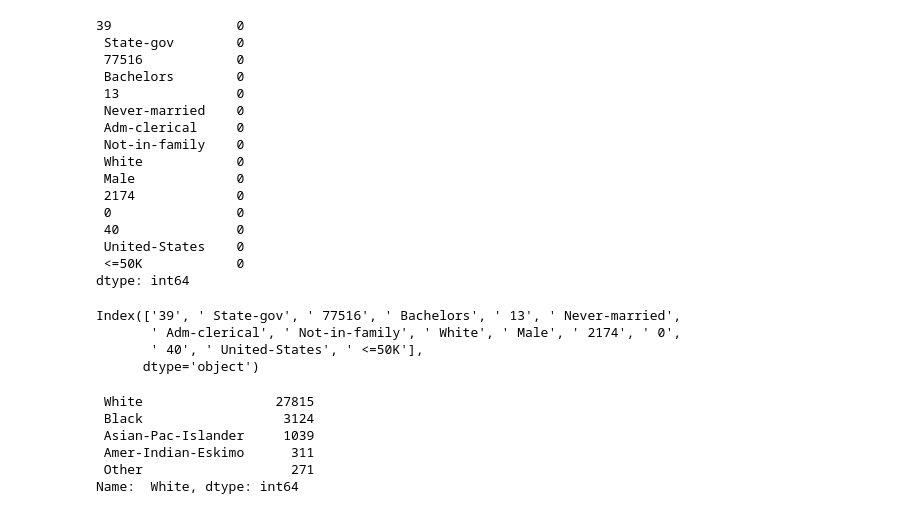
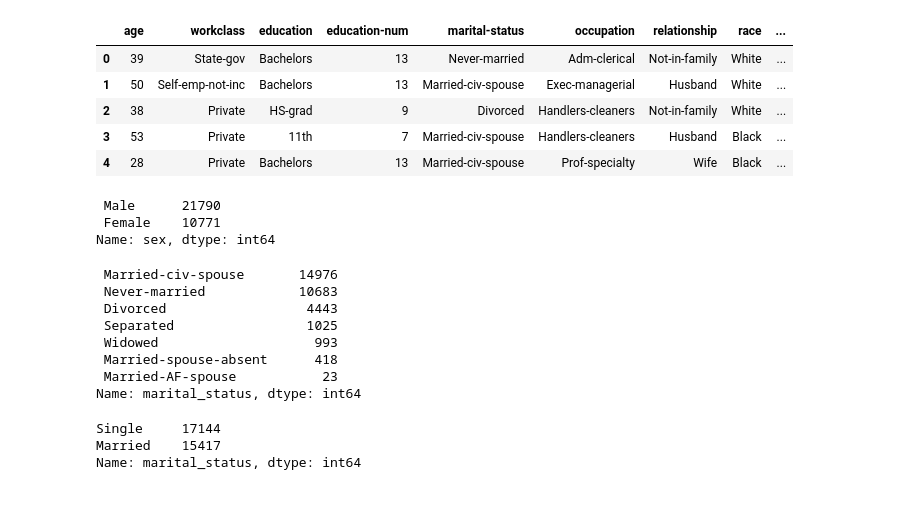
Before and after one commit to CodeFusion-General/SalaryPrediction, a Jupyter notebook: salary-prediction.ipynb, the cells around one changed output. Cells and saved outputs as stored; diff of their text form; code cells hidden in the pictures.

```diff
--- a/salary-prediction.ipynb
+++ b/salary-prediction.ipynb
@@ -53,37 +87,52 @@ df.describe()
 | max | 90.000000 | 1.484705e+06 | 16.000000 | 99999.000000 | 4356.000000 | 99.000000 |
-# %%
-df.isnull().sum()
-# %% [output]
-39                0
- State-gov        0
- 77516            0
- Bachelors        0
- 13               0
- Never-married    0
- Adm-clerical     0
- Not-in-family    0
- White            0
- Male             0
- 2174             0
- 0                0
- 40               0
- United-States    0
- <=50K            0
-dtype: int64
+# %%
+df.drop(["fnlwgt"],axis=1,inplace=True)
 # %%
-df.columns
+df.head()
 # %% [output]
-Index(['39', ' State-gov', ' 77516', ' Bachelors', ' 13', ' Never-married',
-       ' Adm-clerical', ' Not-in-family', ' White', ' Male', ' 2174', ' 0',
-       ' 40', ' United-States', ' <=50K'],
-      dtype='object')
+|  | age | workclass | education | education-num | marital-status | occupation | relationship | race | ... |
+| 0 | 39 | State-gov | Bachelors | 13 | Never-married | Adm-clerical | Not-in-family | White | ... |
+| 1 | 50 | Self-emp-not-inc | Bachelors | 13 | Married-civ-spouse | Exec-managerial | Husband | White | ... |
+| 2 | 38 | Private | HS-grad | 9 | Divorced | Handlers-cleaners | Not-in-family | White | ... |
+| 3 | 53 | Private | 11th | 7 | Married-civ-spouse | Handlers-cleaners | Husband | Black | ... |
+| 4 | 28 | Private | Bachelors | 13 | Married-civ-spouse | Prof-specialty | Wife | Black | ... |
 # %%
-df[' White'].value_counts()
+df.sex.value_counts()
 # %% [output]
- White                 27815
- Black                  3124
- Asian-Pac-Islander     1039
- Amer-Indian-Eskimo      311
- Other                   271
-Name:  White, dtype: int64
+ Male      21790
+ Female    10771
+Name: sex, dtype: int64
+# %%
+# we need to change the marital-status
+df["marital-status"].value_counts()
+# rename marital-status
+df.rename(columns={"marital-status" : "marital_status"},inplace=True)
+df.marital_status.value_counts()
+# %% [output]
+ Married-civ-spouse       14976
+ Never-married            10683
+ Divorced                  4443
+ Separated                 1025
+ Widowed                    993
+ Married-spouse-absent      418
+ Married-AF-spouse           23
+Name: marital_status, dtype: int64
+# %%
+# we are gonna divide to "married" or "single" in order to do this we're gonna writing a function
+def marital_status_category(status):
+    if status in [" Married-civ-spouse", " Married-spouse-absent", " Married-AF-spouse"]:
+        return "Married"
+    elif status in [" Never-married", " Divorced", " Separated", " Widowed"]:
+        return "Single"
+    else:
+        return status
+
+# now we will seperate it
+
+df["marital_status"] = df["marital_status"].apply(marital_status_category)
+df["marital_status"].value_counts()
+# %% [output]
+Single     17144
+Married    15417
+Name: marital_status, dtype: int64
 # %%
```
Also changed, not shown: parts of 28 cells of this notebook, 5 other files.
